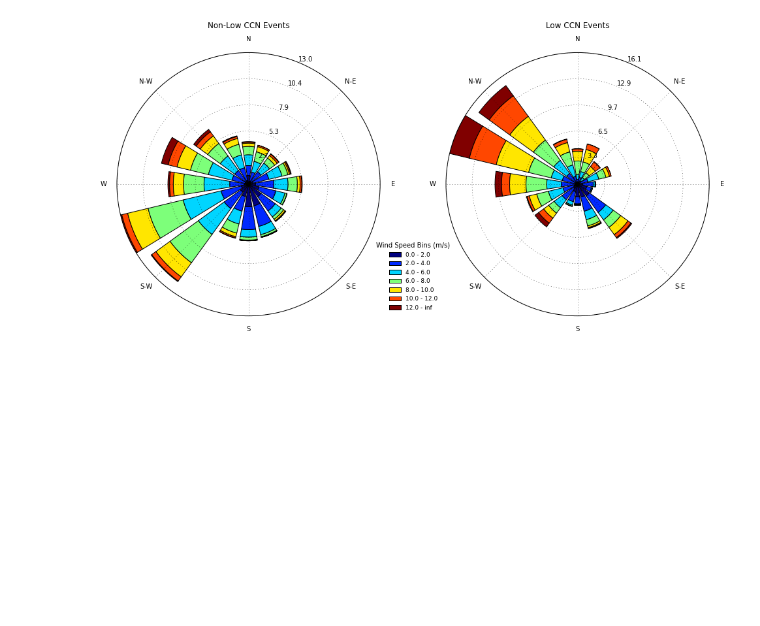
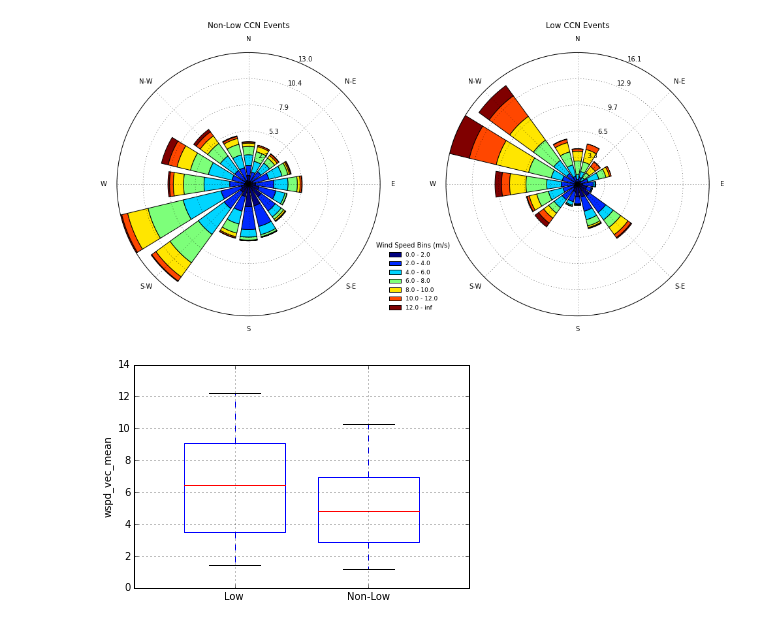
Before and after one commit to jstemmler/notebooks, a Jupyter notebook: ENA/ENA Summary.ipynb, the cells around one changed output. Saved outputs shown, nothing was run; the diff lists cells and outputs as text; code cells hidden in the pictures; blank space fills up the shorter version.

```diff
--- a/ENA/ENA Summary.ipynb
+++ b/ENA/ENA Summary.ipynb
@@ -150,3 +159,7 @@ MET_GROUPS = tbx.low_ccn_tools.group_events(MET, CCN_EVENTS)
 wrfig = tbx.low_ccn_tools.grouped_rose(MET_GROUPS)
 # %% [output]
 [figure]
+# %%
+ax = tbx.low_ccn_tools.grouped_box(MET_GROUPS['wspd_vec_mean'], sym='')
+# %% [output]
+[figure, added]
```
Also changed, not shown: parts of 4 cells of this notebook.
